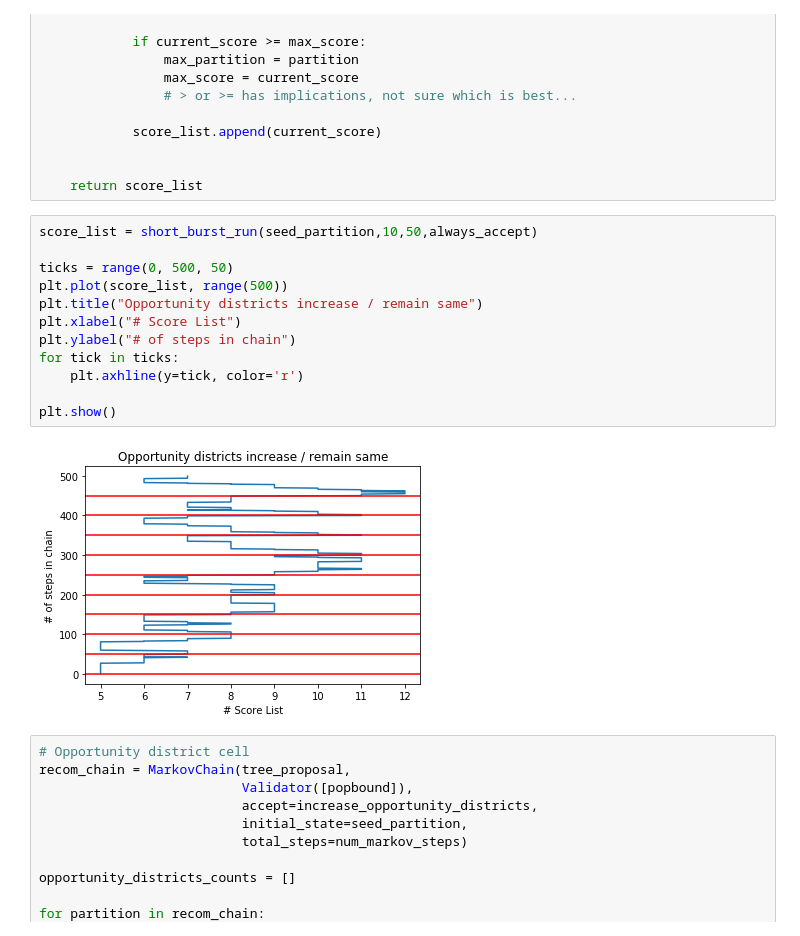
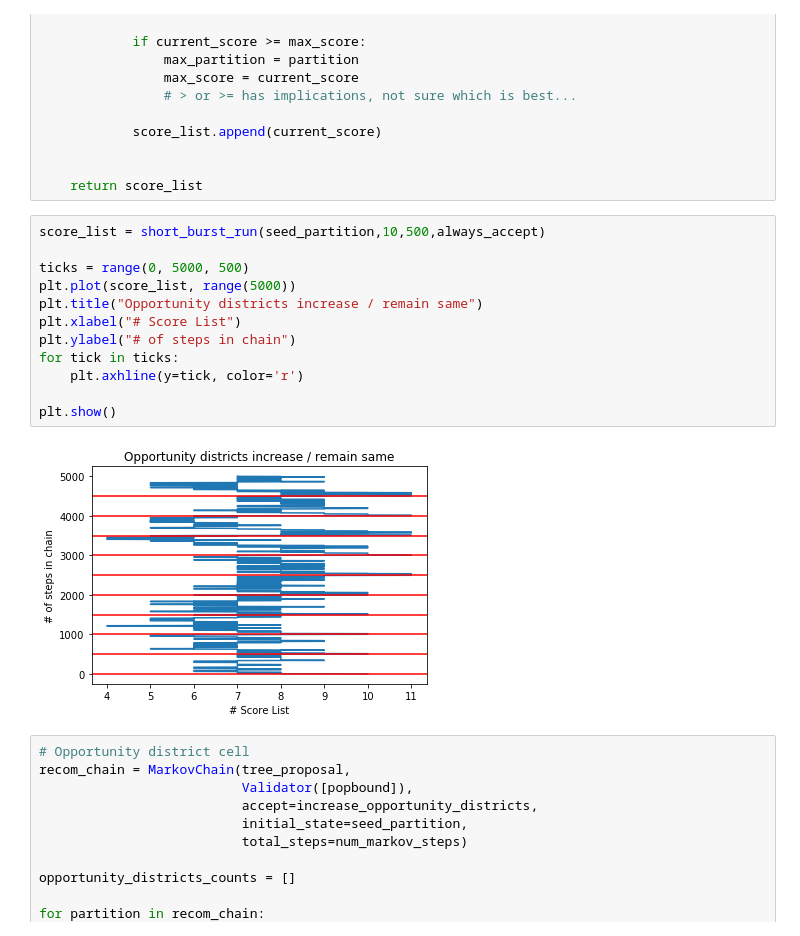
Before and after one commit to vrdi/shortbursts-gingles, a Jupyter notebook: Louisiana_Run.ipynb, the cells around one changed output. Saved outputs shown, nothing was run; the diff lists cells and outputs as text.

```diff
--- a/Louisiana_Run.ipynb
+++ b/Louisiana_Run.ipynb
@@ -199,19 +210,19 @@ def short_burst_run(initial_partition, num_bursts, num_steps, accept_function):
 
     return score_list
 # %%
-score_list = short_burst_run(seed_partition,10,50,always_accept)
+score_list = short_burst_run(seed_partition,10,500,always_accept)
 
-ticks = range(0, 500, 50)
-plt.plot(score_list, range(500))
+ticks = range(0, 5000, 500)
+plt.plot(score_list, range(5000))
 plt.title("Opportunity districts increase / remain same")
 plt.xlabel("# Score List")
 plt.ylabel("# of steps in chain")
 for tick in ticks:
     plt.axhline(y=tick, color='r')
 
 plt.show()
 # %% [output]
-[figure, old version]
+[figure, new version]
 # %%
 # Opportunity district cell
 recom_chain = MarkovChain(tree_proposal,
```
Also changed, not shown: parts of 2 cells of this notebook.
